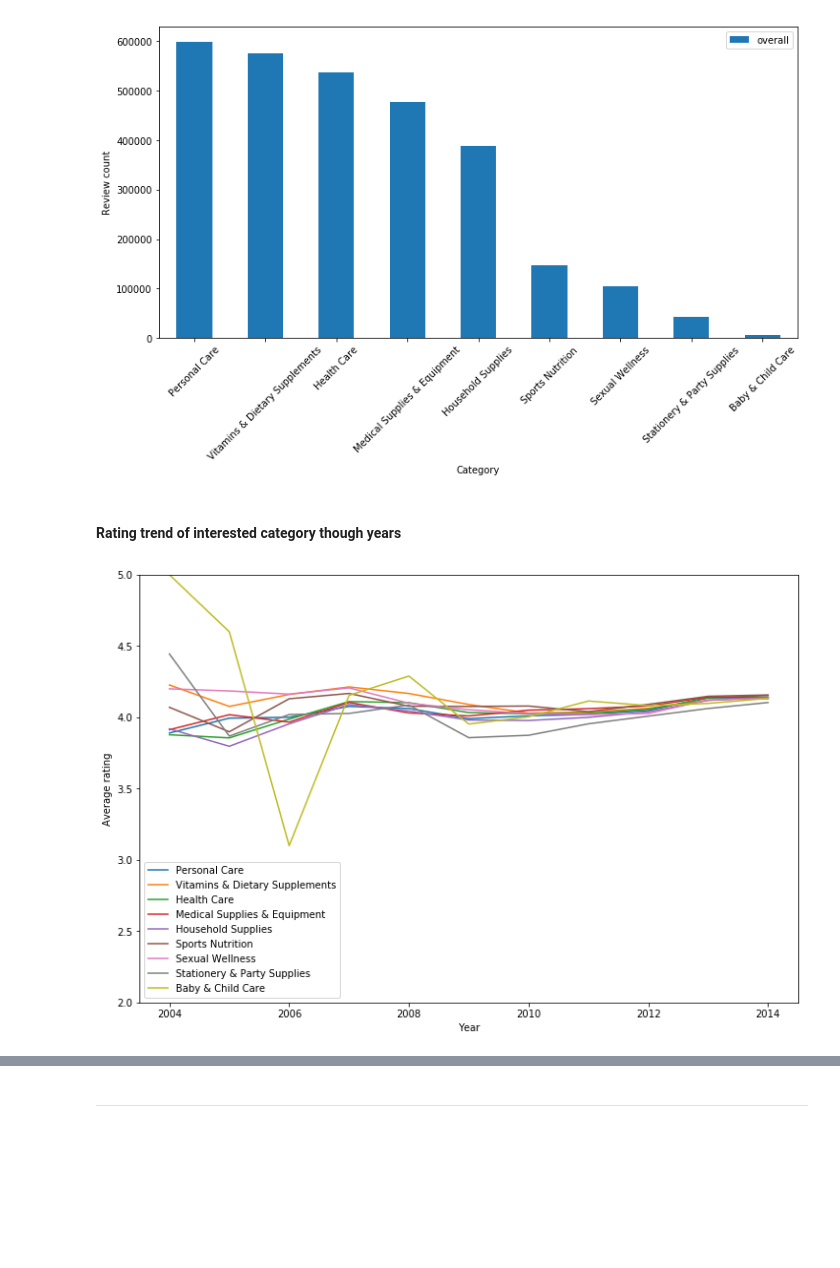
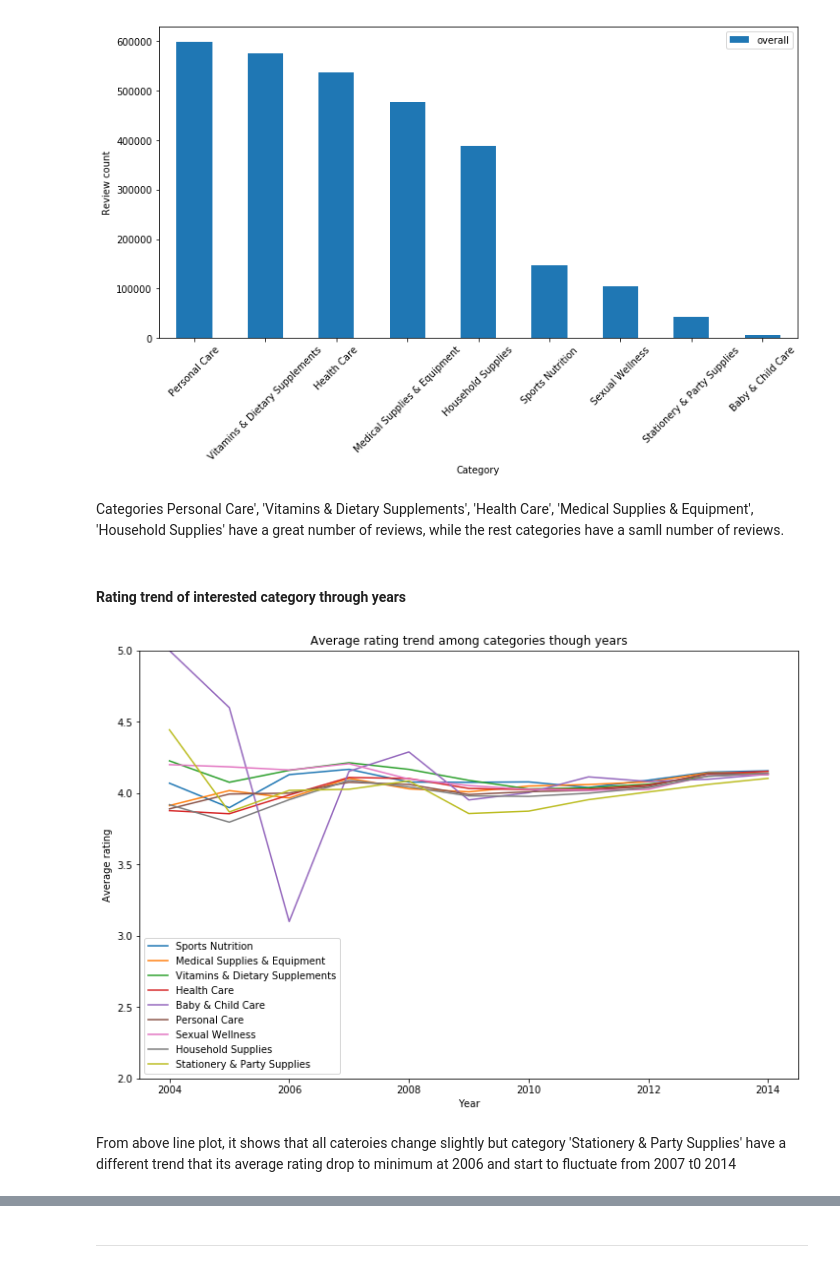
Before and after one commit to epfl-ada-2018/ada007project, a Jupyter notebook: Data general and specific analysis.ipynb, the cells around one changed output, grey strips where cells are left out. Cells and saved outputs as stored; diff of their text form; code cells hidden in the pictures; blank space fills up the shorter version.

```diff
--- a/Data general and specific analysis.ipynb
+++ b/Data general and specific analysis.ipynb
@@ -641,17 +603,19 @@ ax1.set_ylabel('Review count')
 plt.show()
 # %% [output]
 [figure]
+# %% [markdown]
+Categories Personal Care', 'Vitamins & Dietary Supplements', 'Health Care', 'Medical Supplies & Equipment', 'Household Supplies' have a great number of reviews, while the rest categories have a samll number of reviews.
 # %% [markdown]
-#### Rating trend of interested category though years
+#### Rating trend of interested category through years
 # %%
 def rating_average_trend(df,list_category_name):
 
-    '''Input:
+    '''
+       Plot average rating trend between 2004-2014 for selected categories
+
+       Parameter:
        df : a dataframe
-       list_category_name : A\a list of category names
-
-       Output:
-       The line plot of rating trend between 2004-2014 for selected categories'''
+       list_category_name : a list of category names'''
 
     _, ax1 = plt.subplots(figsize = (12,8))
 
@@ -666,9 +630,12 @@ def rating_average_trend(df,list_category_name):
     ax1.legend(list_category_name)
     ax1.set_xlabel('Year')
     ax1.set_ylabel('Average rating')
+    plt.title('Average rating trend among categories though years')
     plt.show()
 # %%
-rating_average_trend(df_health_category,review_amount.index.values.tolist())
+rating_average_trend(df_health_category,rating_avg.index.values.tolist())
 # %% [output]
-[figure, old version]
+[figure, new version]
+# %% [markdown]
+From above line plot, it shows that all cateroies change slightly but category 'Stationery & Party Supplies' have a different trend that its average rating drop to minimum at 2006 and start to fluctuate from 2007 t0 2014
 # %% [markdown]
```
Also changed, not shown: parts of 46 cells of this notebook.
